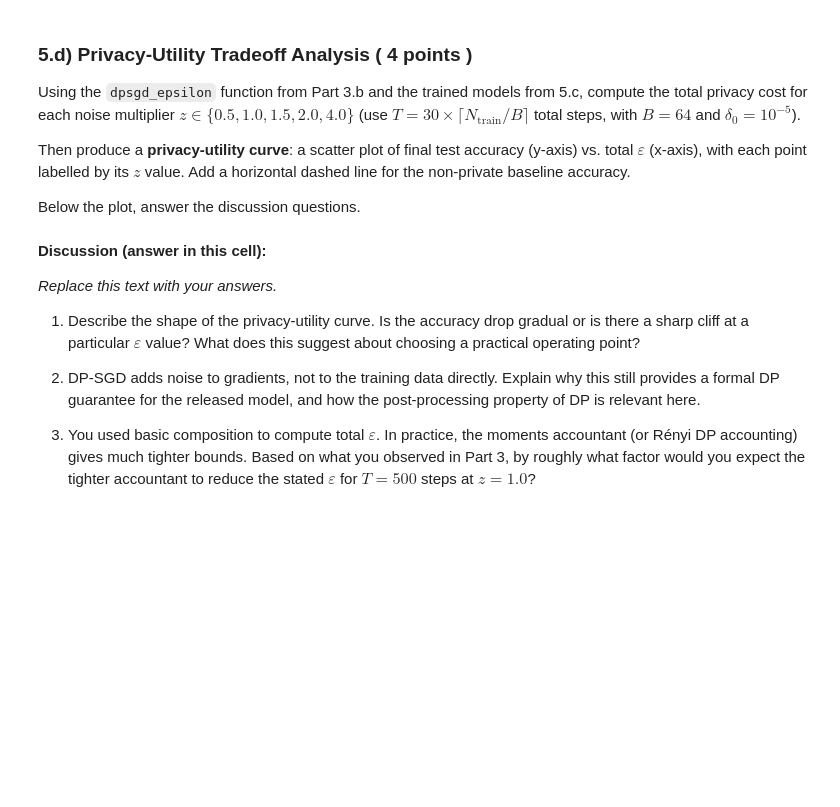
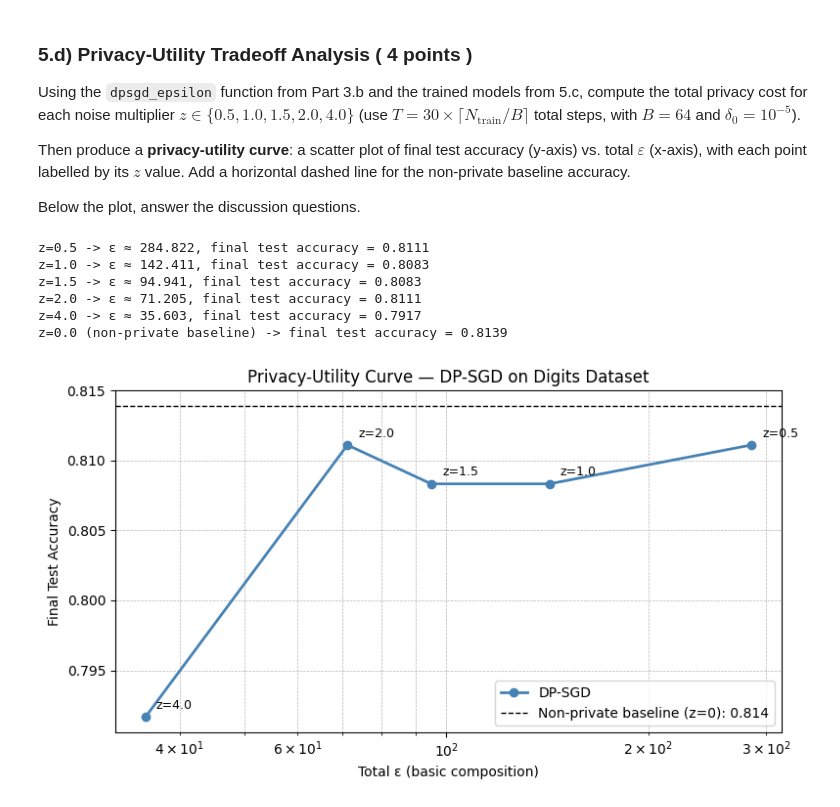
Before and after one commit to tgulur/EEP509-Lab2, a Jupyter notebook: Lab_Differential_Privacy.ipynb, the cells around one changed output. Cells and saved outputs as stored; diff of their text form; code cells hidden in the pictures; blank space fills up the shorter version.

```diff
--- a/Lab_Differential_Privacy.ipynb
+++ b/Lab_Differential_Privacy.ipynb
@@ -1108,18 +1161,50 @@ Below the plot, answer the discussion questions.
-# %% [markdown]
-**Discussion (answer in this cell):**
-
-*Replace this text with your answers.*
-
-1. Describe the shape of the privacy-utility curve. Is the accuracy drop gradual
-   or is there a sharp cliff at a particular $\varepsilon$ value? What does this
-   suggest about choosing a practical operating point?
-
-2. DP-SGD adds noise to gradients, not to the training data directly. Explain
-   why this still provides a formal DP guarantee for the released model, and
-   how the post-processing property of DP is relevant here.
-
-3. You used basic composition to compute total $\varepsilon$. In practice,
-   the moments accountant (or Rényi DP accounting) gives much tighter bounds.
-   Based on what you observed in Part 3, by roughly what factor would you expect
-   the tighter accountant to reduce the stated $\varepsilon$ for $T = 500$ steps
-   at $z = 1.0$?
+# %%
+# ── Compute (epsilon, accuracy) for each noise multiplier ─────────────────
+# YOUR CODE HERE:
+N, B, T = N_TRAIN, 64, 30 * (N_TRAIN // 64)  # total training steps
+
+baseline_acc = results[0][-1] if 0 in results else None
+
+eps_acc = []  # list of (z, epsilon, final_accuracy) for the DP runs
+for z, acc_hist in results.items():
+    if z == 0:
+        continue  # non-private baseline — plotted as horizontal line below
+    epsilon   = dpsgd_epsilon(N, B, z, T, delta0=1e-5)
+    final_acc = acc_hist[-1]
+    eps_acc.append((z, epsilon, final_acc))
+    print(f'z={z:.1f} -> ε ≈ {epsilon:.3f}, final test accuracy = {final_acc:.4f}')
+
+if baseline_acc is not None:
+    print(f'z=0.0 (non-private baseline) -> final test accuracy = {baseline_acc:.4f}')
+
+
+# ── Privacy-utility curve ─────────────────────────────────────────────────
+# YOUR CODE HERE:
+eps_acc.sort(key=lambda x: x[1])  # sort by epsilon
+zs, epsilons, accuracies = zip(*eps_acc)
+
+plt.figure(figsize=(8, 4.5))
+plt.plot(epsilons, accuracies, marker='o', color='steelblue', linewidth=2, label='DP-SGD')
+
+# Annotate each scatter point with its z value
+for z, eps, acc in zip(zs, epsilons, accuracies):
+    plt.annotate(f'z={z}', (eps, acc), textcoords='offset points',
+                 xytext=(8, 6), fontsize=9)
+
+# Horizontal dashed line for non-private baseline accuracy
+if baseline_acc is not None:
+    plt.axhline(baseline_acc, color='black', linestyle='--', linewidth=1,
+                label=f'Non-private baseline (z=0): {baseline_acc:.3f}')
+
+plt.title('Privacy-Utility Curve — DP-SGD on Digits Dataset')
+plt.xlabel('Total ε (basic composition)'); plt.ylabel('Final Test Accuracy')
+plt.xscale('log'); plt.grid(True, which='both', linestyle='--', linewidth=0.5)
+plt.legend(); plt.tight_layout(); plt.show()
+# %% [output]
+z=0.5 -> ε ≈ 284.822, final test accuracy = 0.8111
+z=1.0 -> ε ≈ 142.411, final test accuracy = 0.8083
+z=1.5 -> ε ≈ 94.941, final test accuracy = 0.8083
+z=2.0 -> ε ≈ 71.205, final test accuracy = 0.8111
+z=4.0 -> ε ≈ 35.603, final test accuracy = 0.7917
+z=0.0 (non-private baseline) -> final test accuracy = 0.8139
+[figure, added]
```
Also changed, not shown: parts of 8 cells of this notebook.
